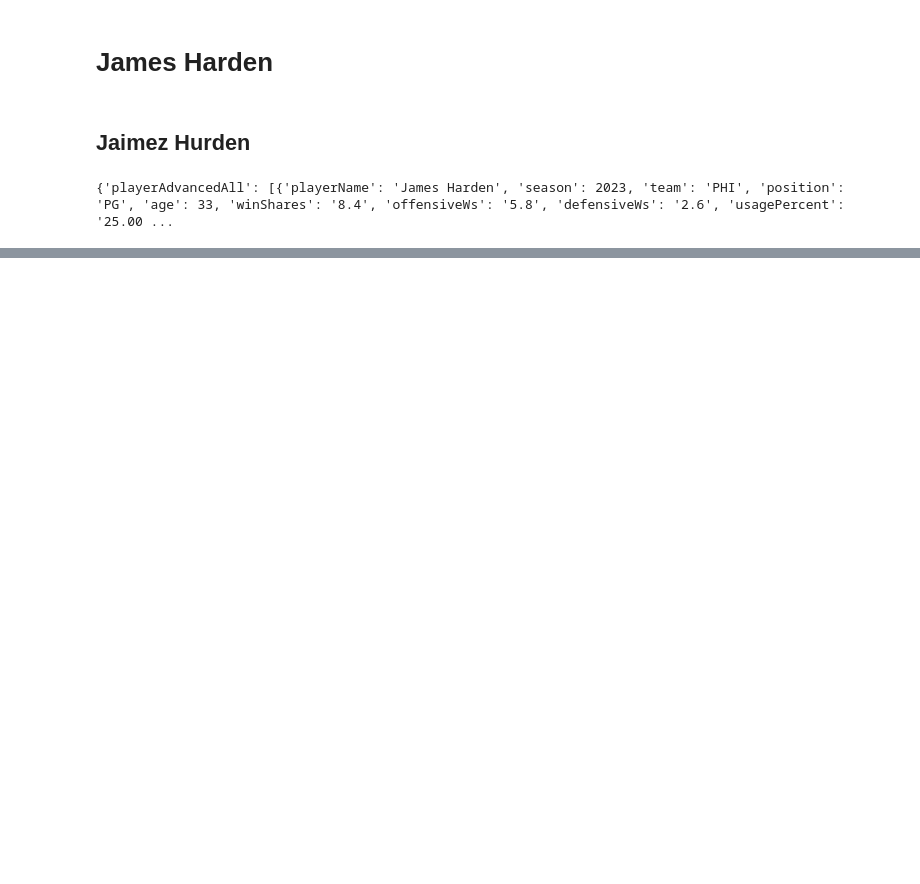
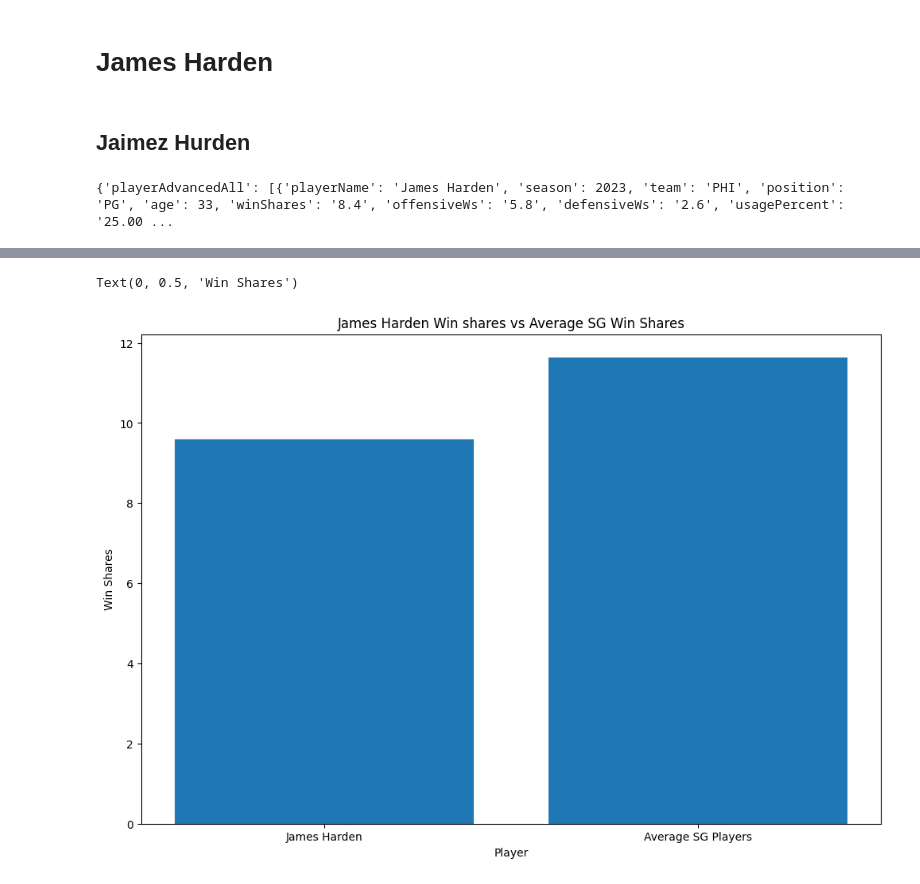
Before and after one commit to nprasad2077/jupyter-nba, a Jupyter notebook: notebooks/harden.ipynb, the cells around one changed output, grey strips where cells are left out. Drawn from its saved outputs; the diff is of its cells as text; code cells hidden in the pictures; blank space fills up the shorter version.

```diff
--- a/notebooks/harden.ipynb
+++ b/notebooks/harden.ipynb
@@ -135,0 +137,10 @@ plt.ylabel('Points per Game'
+# %%
+# Comparative Analysis for Win Shares
+plt.figure(figsize=(12,8))
+plt.bar(['James Harden', 'Average SG Players'], [final_df[final_df['playerName']=='James Harden']['winShares'].mean(), final_df[final_df['position']=='SG']['winShares'].mean()])
+plt.title('James Harden Win shares vs Average SG Win Shares')
+plt.xlabel('Player')
+plt.ylabel('Win Shares')
+# %% [output]
+Text(0, 0.5, 'Win Shares')
+[figure, added]
```
Also changed, not shown: parts of 4 cells of this notebook.
